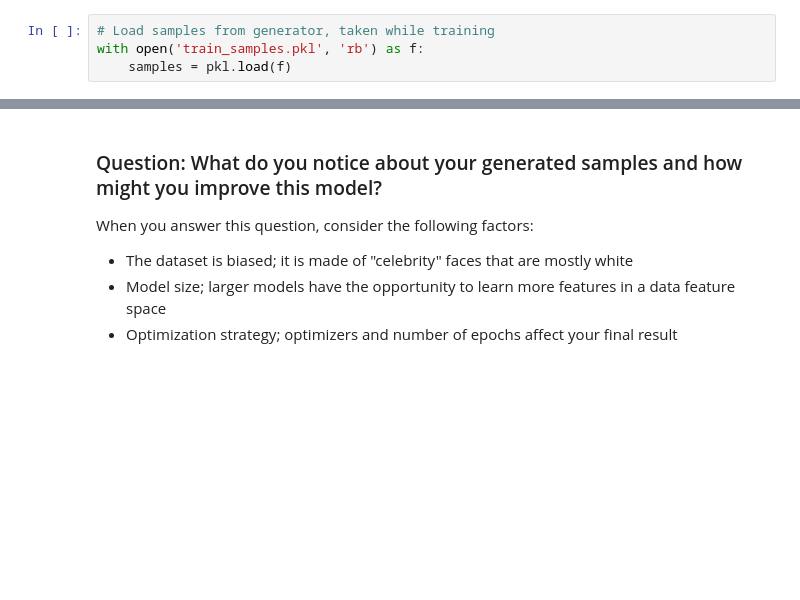
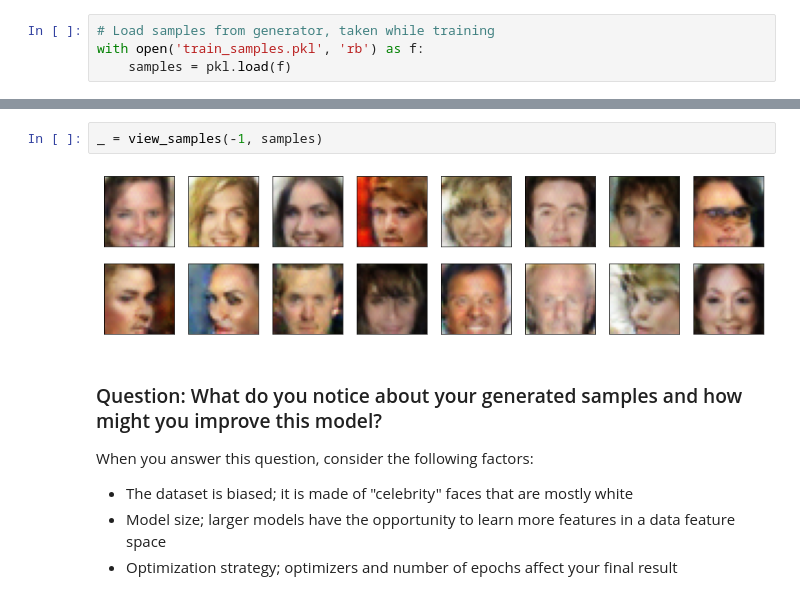
Before and after one commit to CR-AI-Repos/udacity_project_facegeneration, a Jupyter notebook: dlnd_face_generation.ipynb, the cells around one changed output, grey strips where cells are left out. Saved outputs shown, nothing was run; the diff lists cells and outputs as text; blank space fills up the shorter version.

```diff
--- a/dlnd_face_generation.ipynb
+++ b/dlnd_face_generation.ipynb
@@ -723,3 +724,7 @@ _ = view_samples(-1, samples)
+# %%
+_ = view_samples(-1, samples)
+# %% [output]
+[figure, added]
 # %% [markdown]
 ### Question: What do you notice about your generated samples and how might you improve this model?
 When you answer this question, consider the following factors:
```
Also changed, not shown: parts of 17 cells of this notebook, 1 other file.
